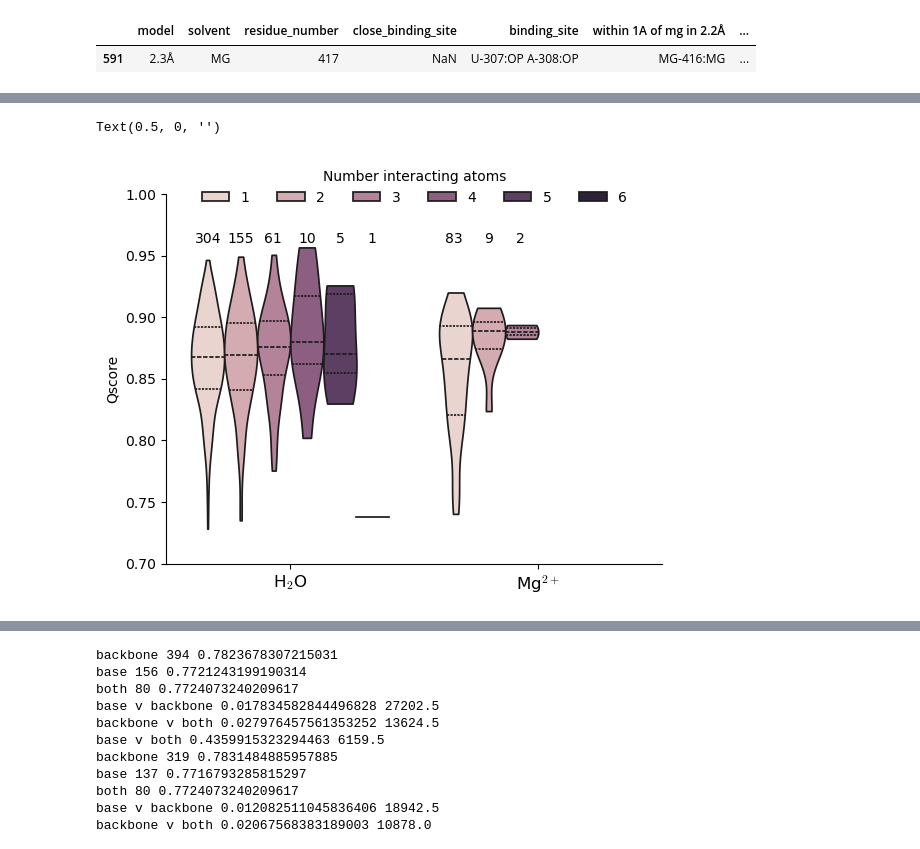
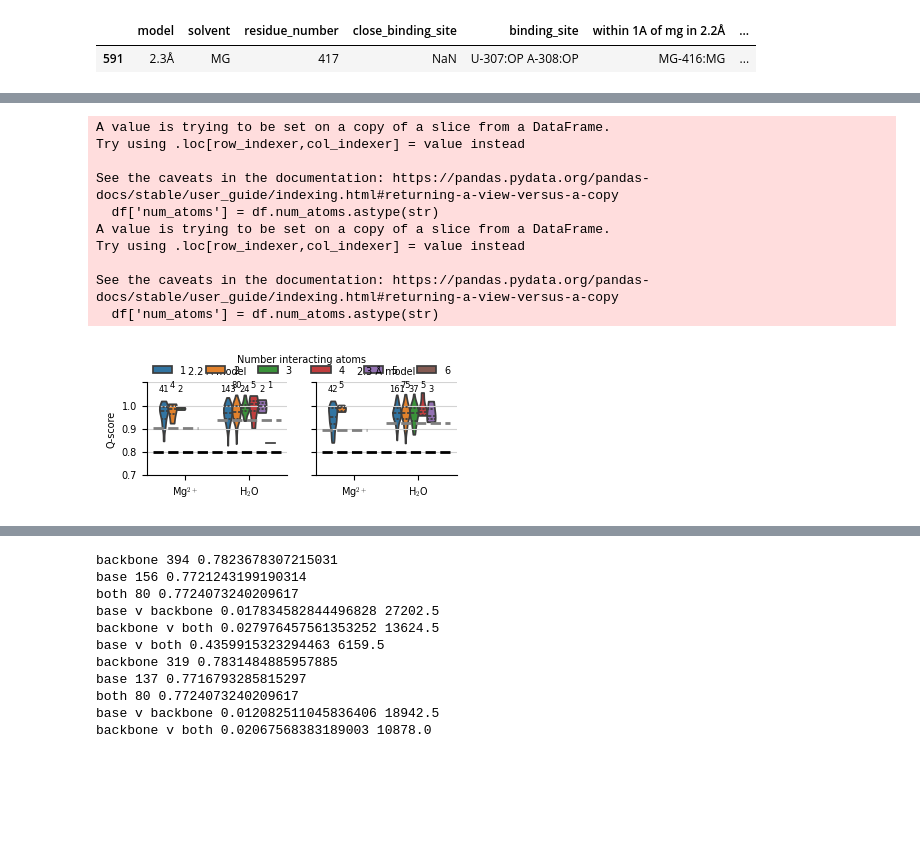
Before and after one commit to DasLab/Water-CryoEM-ribozyme, a Jupyter notebook: analysis/water_consensus/consensus_nonconsensus_compare.ipynb, the cells around one changed output, grey strips where cells are left out. Drawn from its saved outputs; the diff is of its cells as text; code cells hidden in the pictures; blank space fills up the shorter version.

```diff
--- a/analysis/water_consensus/consensus_nonconsensus_compare.ipynb
+++ b/analysis/water_consensus/consensus_nonconsensus_compare.ipynb
@@ -317,26 +342,59 @@ Text(0.5, 0, '')
 # %%
+fig,axes = plt.subplots(1,2,figsize=(4,1.2),sharey=True)
+def plot_Q_num_atoms(df,ax,res,legend=False):
+    df['num_atoms'] = df.num_atoms.astype(str)
+    g=sns.violinplot(data=df, y='Qscore', x="solvent",hue="num_atoms",
+            cut=0,density_norm="width",hue_order=['1','2','3','4','5','6'],
+                    inner="quart",ax=ax,order=['MG','HOH'])#inner="quart",linewidth=0,split=True)
+    g.text(0.67,0.96,f"{len(df[(df.solvent=='HOH')&(df.num_atoms=='1')])}",ha='center',size=6)
+    g.text(0.8,0.98,f"{len(df[(df.solvent=='HOH')&(df.num_atoms=='2')])}",ha='center',size=6)
+    g.text(0.93,0.96,f"{len(df[(df.solvent=='HOH')&(df.num_atoms=='3')])}",ha='center',size=6)
+    g.text(1.07,0.98,f"{len(df[(df.solvent=='HOH')&(df.num_atoms=='4')])}",ha='center',size=6)
+    g.text(1.2,0.96,f"{len(df[(df.solvent=='HOH')&(df.num_atoms=='5')])}",ha='center',size=6)
+
+    g.text(-0.33,0.96,f"{len(df[(df.solvent=='MG')&(df.num_atoms=='1')])}",ha='center',size=6)
+    g.text(-0.2,0.98,f"{len(df[(df.solvent=='MG')&(df.num_atoms=='2')])}",ha='center',size=6)
+
+    if legend:
+        g.legend(loc='upper center', bbox_to_anchor=(1.1, 1.4), ncol=6,frameon=False,
+                 title='Number interacting atoms',fontsize=7, markerscale=0.1,labelspacing=0.1,
+                title_fontsize=7)
+        g.text(1.33,0.98,f"{len(df[(df.solvent=='HOH')&(df.num_atoms=='6')])}",ha='center',size=6)
+        g.text(-0.07,0.96,f"{len(df[(df.solvent=='MG')&(df.num_atoms=='3')])}",ha='center',size=6)
+        g.set_yticklabels(g.get_yticklabels(),size=7)
+    else:
+        g.legend([], [], frameon=False)
+    sns.despine()
+    g.set_ylim(0.6,1.0)
+    g.set_xticklabels([ "Mg$^{2+}$","H$_2$O"],size=7,rotation=0,ha="center")
+    g.set_xlabel('')
+    g.set_ylabel('Q-score',size=7)
+
+    avgQIon =  -0.1103 * res + 1.0795 # ion
+    avgQWater =  -0.0895 *res + 1.0001 # water
+    g.hlines(avgQWater,-0.5,0.2,color="grey",linestyles="dashed",linewidth=2)
+    g.hlines(avgQIon,0.5,1.5,color="grey",linestyles="dashed",linewidth=2)
+    g.hlines(0.7,-0.5,1.5,color="black",linestyles="dashed",linewidth=2)
+    g.set_title(f"{res} Å model",size=7)
+    ax.yaxis.grid(True, which='both')
+    ax.set_yticks([0.6,0.7,0.8,0.9,1.0])
+    ax.yaxis.grid(True, which='major',color="lightgrey")
+plot_Q_num_atoms(df[df.model=='2.2Å'],axes[0],2.2,legend=True)
+plot_Q_num_atoms(df[df.model=='2.3Å'],axes[1],2.3)
 
 
-g=sns.violinplot(data=df, y='Qscore', x="solvent",hue="num_atoms",
-        cut=0,density_norm="width",hue_order=['base','backbone','backbone & base'],
-                inner="quart")#inner="quart",linewidth=0,split=True)
-g.text(-0.33,0.96,f"{len(df[(df.solvent=='HOH')&(df.num_atoms==1)])}",ha='center')
-g.text(-0.2,0.96,f"{len(df[(df.solvent=='HOH')&(df.num_atoms==2)])}",ha='center')
-g.text(-0.07,0.96,f"{len(df[(df.solvent=='HOH')&(df.num_atoms==3)])}",ha='center')
-g.text(0.07,0.96,f"{len(df[(df.solvent=='HOH')&(df.num_atoms==4)])}",ha='center')
-g.text(0.2,0.96,f"{len(df[(df.solvent=='HOH')&(df.num_atoms==5)])}",ha='center')
-g.text(0.33,0.96,f"{len(df[(df.solvent=='HOH')&(df.num_atoms==6)])}",ha='center')
 
-g.text(0.66,0.96,f"{len(df[(df.solvent=='MG')&(df.num_atoms==1)])}",ha='center')
-g.text(0.8,0.96,f"{len(df[(df.solvent=='MG')&(df.num_atoms==2)])}",ha='center')
-g.text(0.93,0.96,f"{len(df[(df.solvent=='MG')&(df.num_atoms==3)])}",ha='center')
-
-g.legend(loc='upper center', bbox_to_anchor=(0.5, 1.1), ncol=6,frameon=False,title='Number interacting atoms')
-
-sns.despine()
-g.set_ylim(0.7,1.0)
-g.set_xticklabels(["H$_2$O", "Mg$^{2+}$"],size=12,rotation=0,ha="center")
-g.set_xlabel('')
+plt.savefig(f"Q_v_numinteracting_atoms.png",dpi=dpi, bbox_inches="tight",transparent=True)
+plt.savefig(f"Q_v_numinteracting_atoms.svg", bbox_inches="tight",transparent=True)
 # %% [output]
-Text(0.5, 0, '')
+A value is trying to be set on a copy of a slice from a DataFrame.
+Try using .loc[row_indexer,col_indexer] = value instead
+
+See the caveats in the documentation: https://pandas.pydata.org/pandas-docs/stable/user_guide/indexing.html#returning-a-view-versus-a-copy
+  df['num_atoms'] = df.num_atoms.astype(str)
+A value is trying to be set on a copy of a slice from a DataFrame.
+Try using .loc[row_indexer,col_indexer] = value instead
+
+See the caveats in the documentation: https://pandas.pydata.org/pandas-docs/stable/user_guide/indexing.html#returning-a-view-versus-a-copy
+  df['num_atoms'] = df.num_atoms.astype(str)
-[figure, old version]
+[figure, new version]
```
Also changed, not shown: parts of 7 cells of this notebook, 5 other files.
